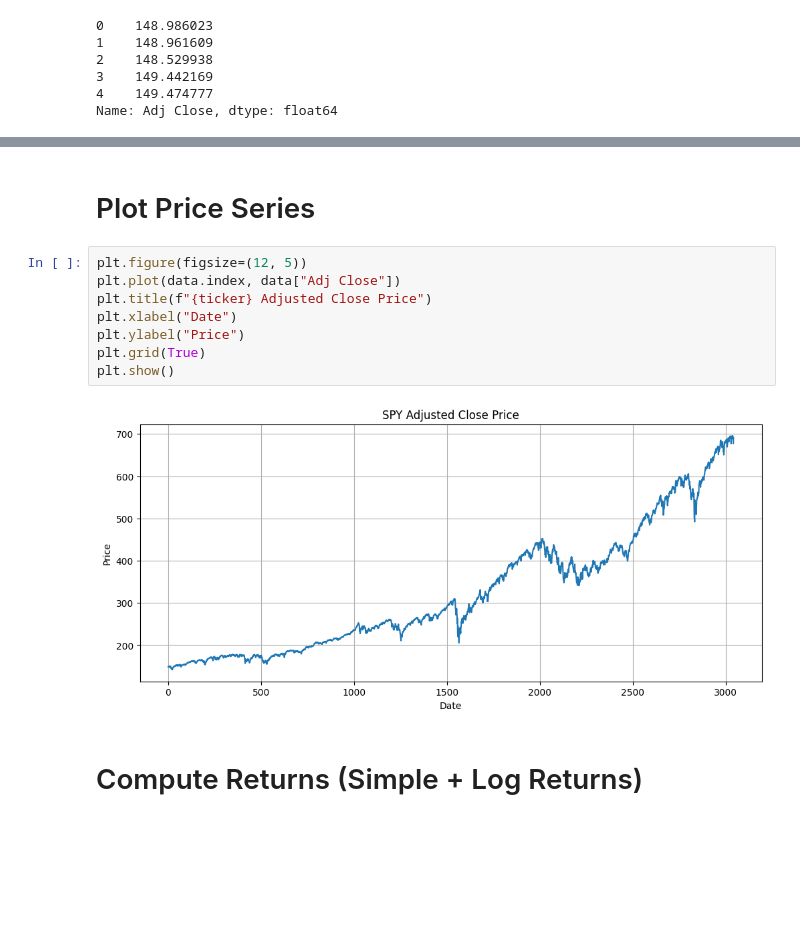
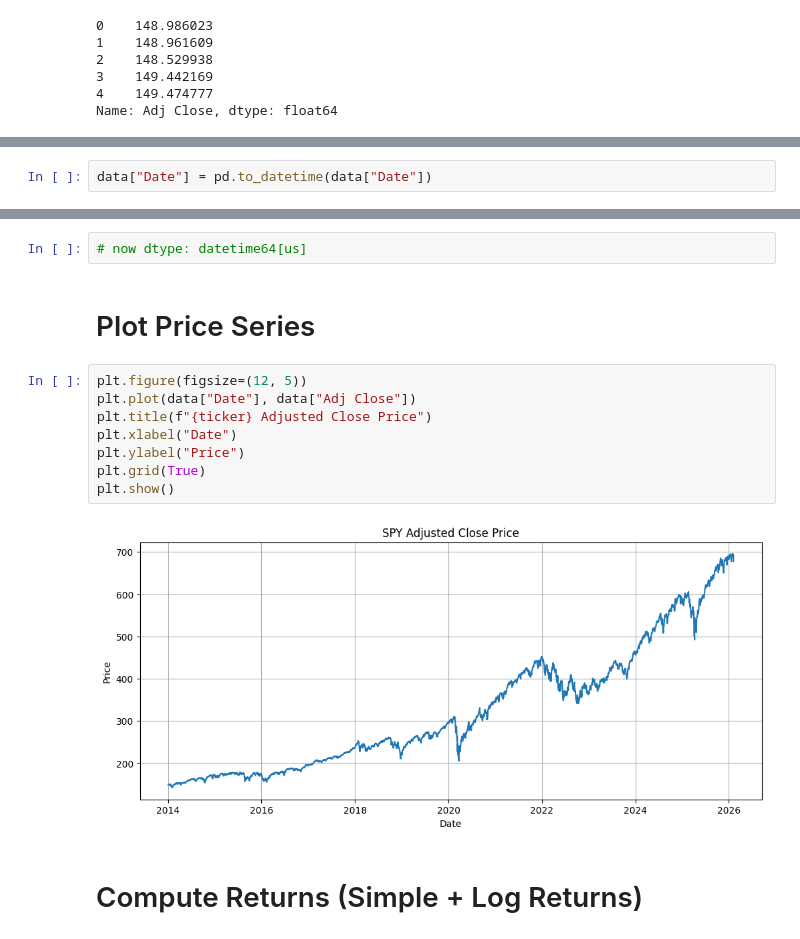
Before and after one commit to akhyear/MonteCarloRiskProject, a Jupyter notebook: notebooks/01_data_and_return_analysis.ipynb, the cells around one changed output, grey strips where cells are left out. Saved outputs shown, nothing was run; the diff lists cells and outputs as text; blank space fills up the shorter version.

Commit message:
fix: date time column in notebook 01

```diff
--- a/notebooks/01_data_and_return_analysis.ipynb
+++ b/notebooks/01_data_and_return_analysis.ipynb
@@ -128,0 +146,2 @@ Name: Adj Close, dtype: float64
+# %%
+data["Date"] = pd.to_datetime(data["Date"])
@@ -129,15 +163,17 @@ Name: Adj Close, dtype: float64
+# %%
+# now dtype: datetime64[us]
 # %% [markdown]
 # Plot Price Series
 # %%
 plt.figure(figsize=(12, 5))
-plt.plot(data.index, data["Adj Close"])
+plt.plot(data["Date"], data["Adj Close"])
 plt.title(f"{ticker} Adjusted Close Price")
 plt.xlabel("Date")
 plt.ylabel("Price")
 plt.grid(True)
 plt.show()
 # %% [output]
-[figure, old version]
+[figure, new version]
 # %% [markdown]
 # Compute Returns (Simple + Log Returns)
 # %%
```
Also changed, not shown: parts of 4 cells of this notebook.
